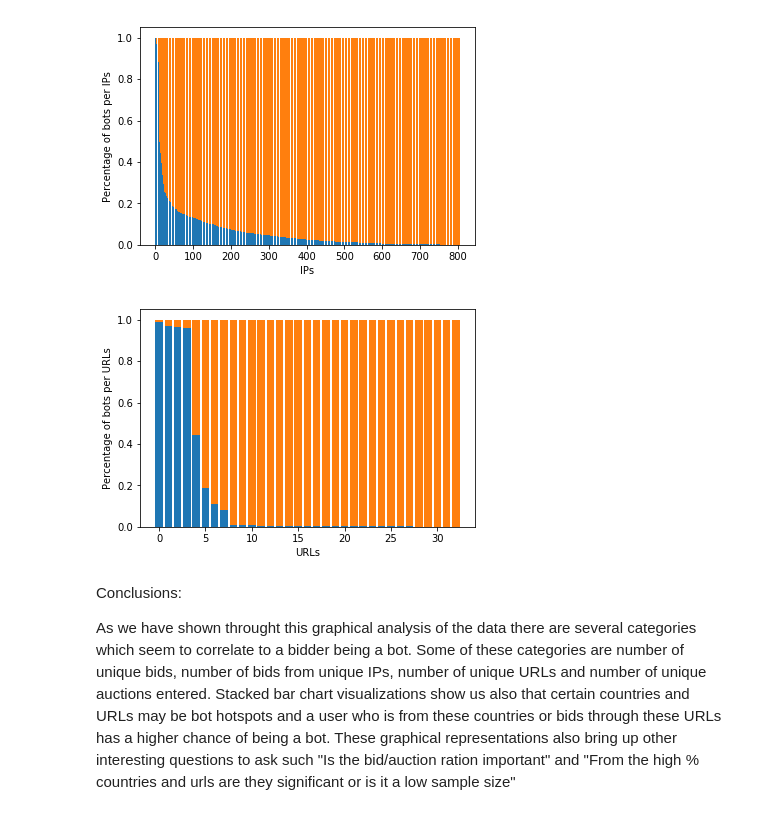
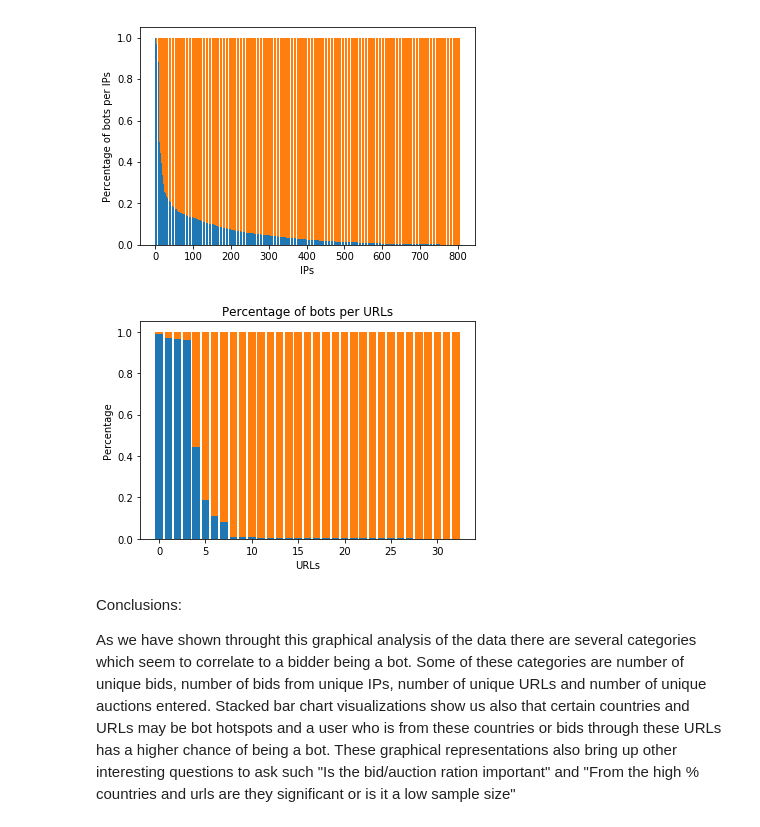
Before and after one commit to cvgardner/Springboard, a Jupyter notebook: Datastory Telling Project.ipynb, the cells around one changed output. Drawn from its saved outputs; the diff is of its cells as text; code cells hidden in the pictures.

```diff
--- a/Datastory Telling Project.ipynb
+++ b/Datastory Telling Project.ipynb
@@ -45,6 +48,9 @@ train = pd.DataFrame.from_csv('C:/Users/Christopher Gardner/Documents/Python Scr
 test_df = pd.DataFrame.from_csv('C:/Users/Christopher Gardner/Documents/Python Scripts/final_times.csv')
 test_df.columns = ['f_time']
 bids = bids.merge(test_df, left_on='auction', right_index=True)
+test_df = pd.DataFrame.from_csv('C:/Users/Christopher Gardner/Documents/Python Scripts/short_times.csv')
+test_df.columns = ['short_time']
+bids = bids.merge(test_df, left_on='bidder_id', right_index=True)
 bids['diff_time'] = bids.f_time - bids.time
 
 #create proper merge
@@ -183,21 +239,22 @@ url_df = url_df[url_df.bidder_id_y == True]
 # %%
 url_thres = mergedfirst.groupby('url').count() > 300
 url_df = mergedfirst.merge(url_thres, left_on='url', right_index=True)
 url_df = url_df[url_df.bidder_id_y == True]
 url_hu_count = url_df[url_df.outcome_x ==0].groupby('url').count().sort_index()
 url_bot_count = url_df[url_df.outcome_x ==1].groupby('url').count().sort_index()
 total = url_hu_count + url_bot_count
 url_hu_count = (url_hu_count/total).sort_values('bidder_id_x')
 url_bot_count = (url_bot_count/total).sort_values('bidder_id_x', ascending=False)
 inds = np.arange(len(url_hu_count))
 plt.title('')
 plt.xlabel('URLs')
-plt.ylabel('Percentage of bots per URLs')
+plt.ylabel('Percentage')
+plt.title('Percentage of bots per URLs')
 plt.bar(inds, url_bot_count.bidder_id_x)
 plt.bar(inds,url_hu_count.bidder_id_x, bottom=url_bot_count.bidder_id_x)
 plt.show()
 # %% [output]
-[figure, old version]
+[figure, new version]
 # %% [markdown]
 Conclusions:
 
```
Also changed, not shown: parts of 7 cells of this notebook, 2 other files.
